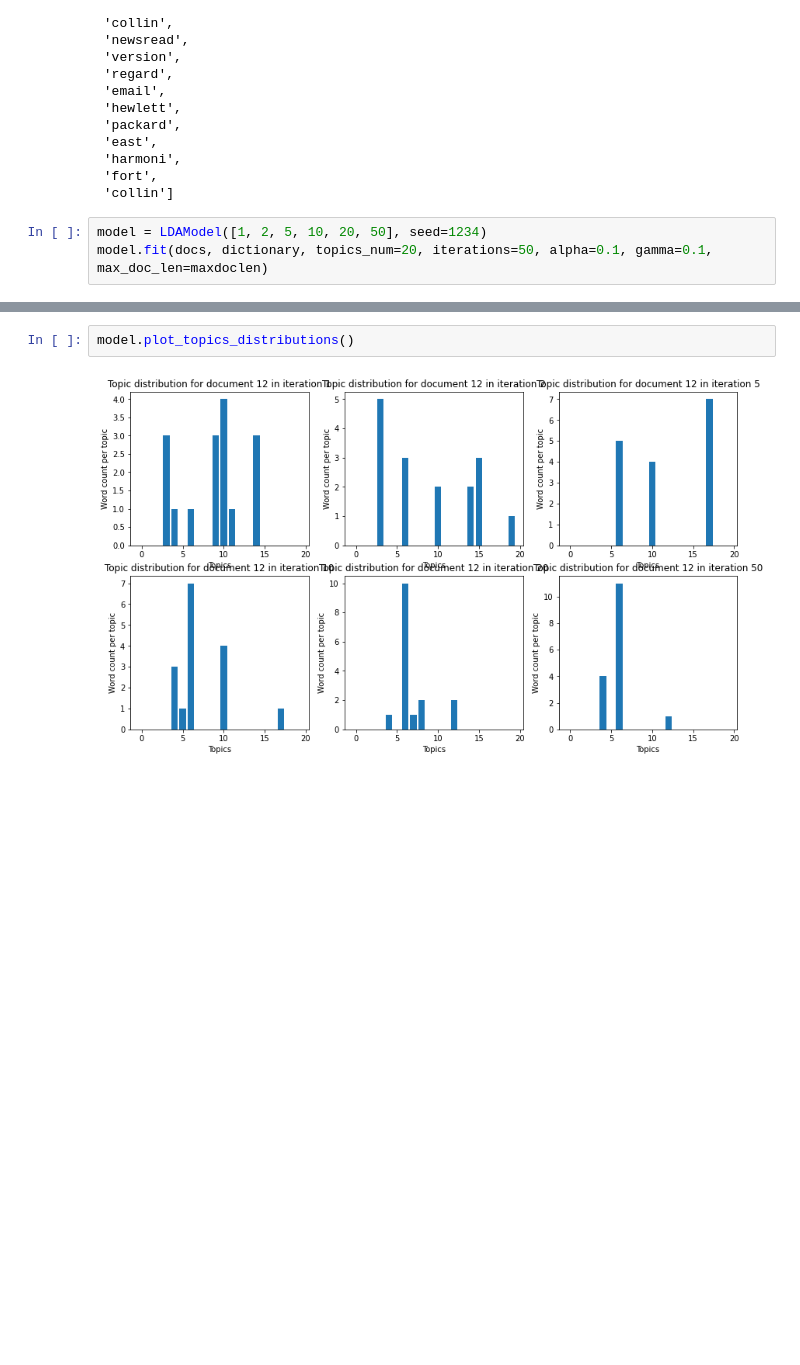
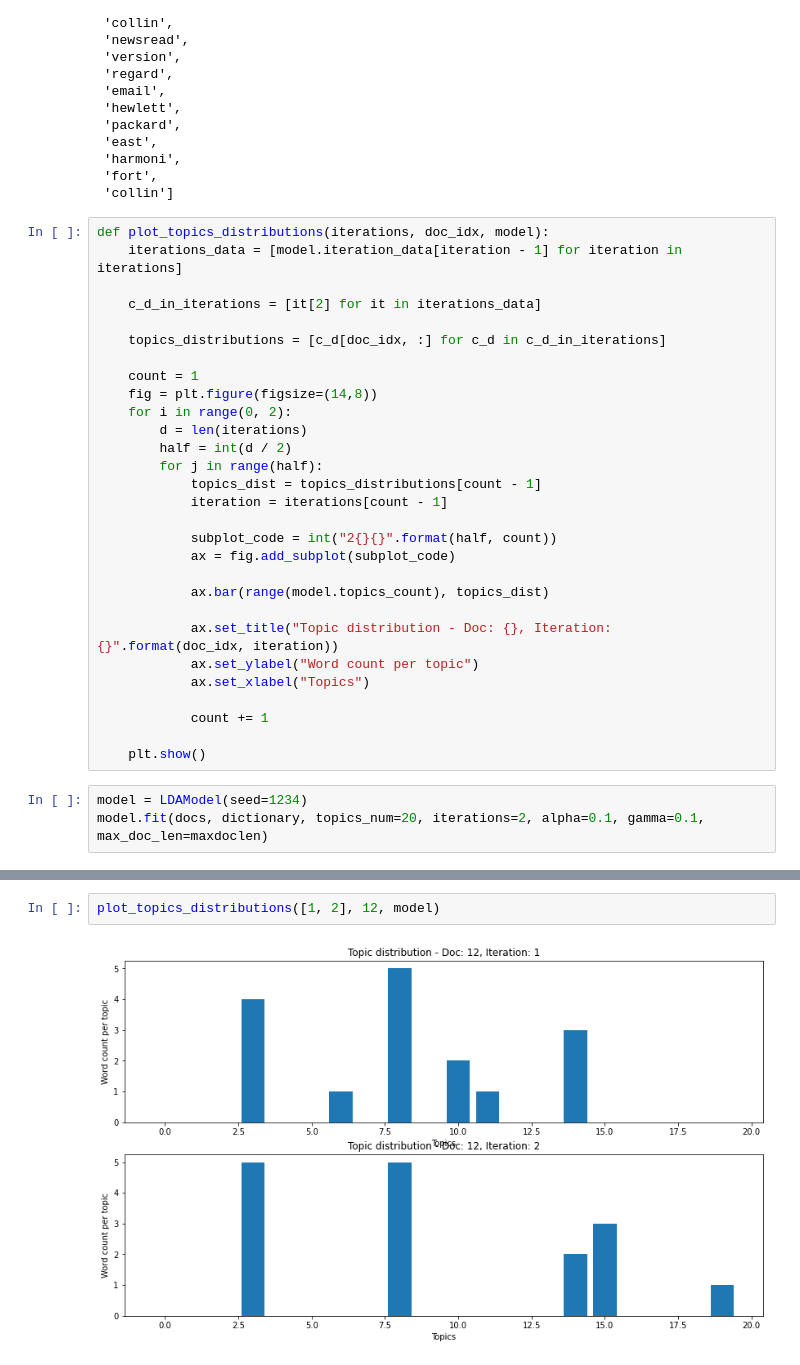
Before and after one commit to toni5rovic/npfl097, a Jupyter notebook: latent_dirichlet_allocation.ipynb, the cells around one changed output, grey strips where cells are left out. Saved outputs shown, nothing was run; the diff lists cells and outputs as text; blank space fills up the shorter version.

Commit message:
moved plotting from LDAModel class to jupyter notebook

```diff
--- a/latent_dirichlet_allocation.ipynb
+++ b/latent_dirichlet_allocation.ipynb
@@ -95,7 +97,36 @@ Maximum document length: 4621
  'harmoni',
  'fort',
  'collin']
+# %%
+def plot_topics_distributions(iterations, doc_idx, model):
+    iterations_data = [model.iteration_data[iteration - 1] for iteration in iterations]
+
+    c_d_in_iterations = [it[2] for it in iterations_data]
+
+    topics_distributions = [c_d[doc_idx, :] for c_d in c_d_in_iterations]
+
+    count = 1
+    fig = plt.figure(figsize=(14,8))
+    for i in range(0, 2):
+        d = len(iterations)
+        half = int(d / 2)
+        for j in range(half):
+            topics_dist = topics_distributions[count - 1]
+            iteration = iterations[count - 1]
+
+            subplot_code = int("2{}{}".format(half, count))
+            ax = fig.add_subplot(subplot_code)
+
+            ax.bar(range(model.topics_count), topics_dist)
+
+            ax.set_title("Topic distribution - Doc: {}, Iteration: {}".format(doc_idx, iteration))
+            ax.set_ylabel("Word count per topic")
+            ax.set_xlabel("Topics")
+
+            count += 1
+
+    plt.show()
 # %%
-model = LDAModel([1, 2, 5, 10, 20, 50], seed=1234)
-model.fit(docs, dictionary, topics_num=20, iterations=50, alpha=0.1, gamma=0.1, max_doc_len=maxdoclen)
+model = LDAModel(seed=1234)
+model.fit(docs, dictionary, topics_num=20, iterations=2, alpha=0.1, gamma=0.1, max_doc_len=maxdoclen)
 # %% [output]
@@ -103,4 +139,4 @@ model.fit(docs, dictionary, topics_num=20, iterations=50, alpha=0.1, gamma=0.1,
 # %%
-model.plot_topics_distributions()
+plot_topics_distributions([1, 2], 12, model)
 # %% [output]
-[figure, old version]
+[figure, new version]
```
Also changed, not shown: parts of 15 cells of this notebook, 3 other files.
